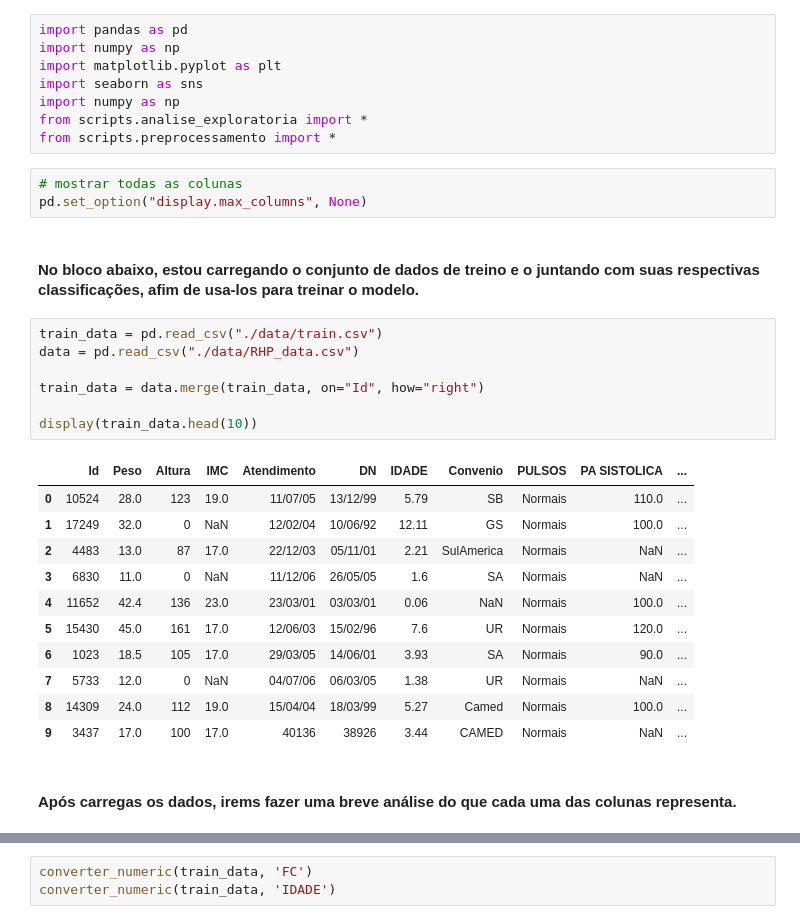
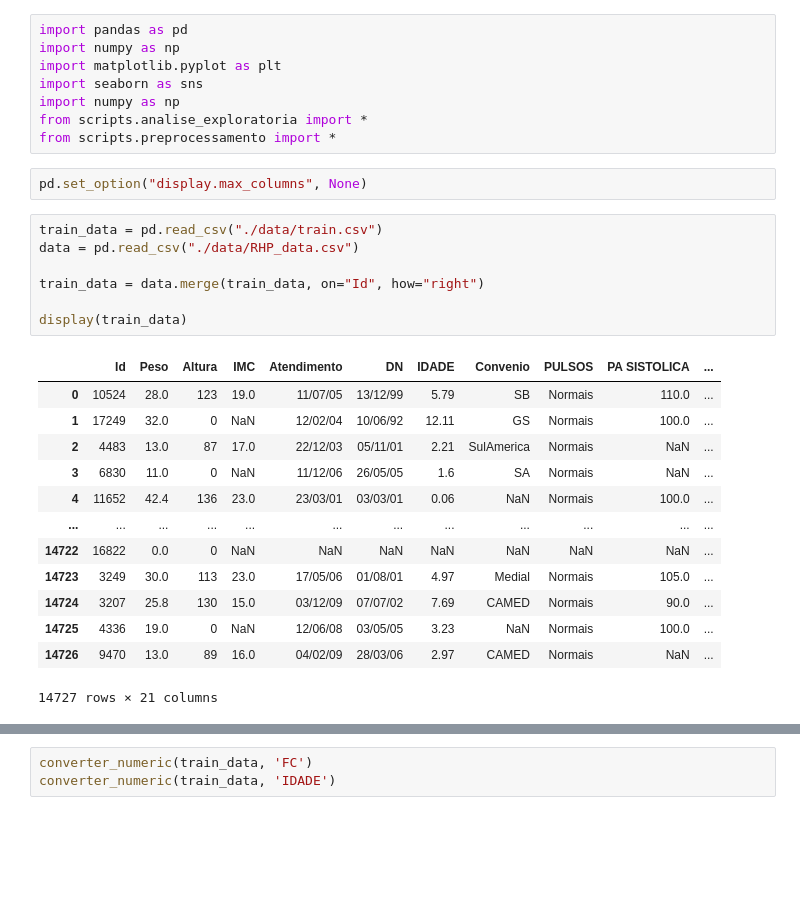
Before and after one commit to guisantoxxx/trabalho-AM, a Jupyter notebook: main.ipynb, the cells around one changed output, grey strips where cells are left out. Drawn from its saved outputs; the diff is of its cells as text; blank space fills up the shorter version.

```diff
--- a/main.ipynb
+++ b/main.ipynb
@@ -28,28 +28,25 @@ import numpy as np
 from scripts.analise_exploratoria import *
 from scripts.preprocessamento import *
 # %%
-# mostrar todas as colunas
 pd.set_option("display.max_columns", None)
-# %% [markdown]
-#### No bloco abaixo, estou carregando o conjunto de dados de treino e o juntando com suas respectivas classificações, afim de usa-los para treinar o modelo.
 # %%
 train_data = pd.read_csv("./data/train.csv")
 data = pd.read_csv("./data/RHP_data.csv")
 
 train_data = data.merge(train_data, on="Id", how="right")
 
-display(train_data.head(10))
+display(train_data)
 # %% [output]
 |  | Id | Peso | Altura | IMC | Atendimento | DN | IDADE | Convenio | PULSOS | PA SISTOLICA | ... |
 | 0 | 10524 | 28.0 | 123 | 19.0 | 11/07/05 | 13/12/99 | 5.79 | SB | Normais | 110.0 | ... |
 | 1 | 17249 | 32.0 | 0 | NaN | 12/02/04 | 10/06/92 | 12.11 | GS | Normais | 100.0 | ... |
 | 2 | 4483 | 13.0 | 87 | 17.0 | 22/12/03 | 05/11/01 | 2.21 | SulAmerica | Normais | NaN | ... |
 | 3 | 6830 | 11.0 | 0 | NaN | 11/12/06 | 26/05/05 | 1.6 | SA | Normais | NaN | ... |
 | 4 | 11652 | 42.4 | 136 | 23.0 | 23/03/01 | 03/03/01 | 0.06 | NaN | Normais | 100.0 | ... |
-| 5 | 15430 | 45.0 | 161 | 17.0 | 12/06/03 | 15/02/96 | 7.6 | UR | Normais | 120.0 | ... |
-| 6 | 1023 | 18.5 | 105 | 17.0 | 29/03/05 | 14/06/01 | 3.93 | SA | Normais | 90.0 | ... |
-| 7 | 5733 | 12.0 | 0 | NaN | 04/07/06 | 06/03/05 | 1.38 | UR | Normais | NaN | ... |
-| 8 | 14309 | 24.0 | 112 | 19.0 | 15/04/04 | 18/03/99 | 5.27 | Camed | Normais | 100.0 | ... |
-| 9 | 3437 | 17.0 | 100 | 17.0 | 40136 | 38926 | 3.44 | CAMED | Normais | NaN | ... |
+| ... | ... | ... | ... | ... | ... | ... | ... | ... | ... | ... | ... |
+| 14722 | 16822 | 0.0 | 0 | NaN | NaN | NaN | NaN | NaN | NaN | NaN | ... |
+| 14723 | 3249 | 30.0 | 113 | 23.0 | 17/05/06 | 01/08/01 | 4.97 | Medial | Normais | 105.0 | ... |
+| 14724 | 3207 | 25.8 | 130 | 15.0 | 03/12/09 | 07/07/02 | 7.69 | CAMED | Normais | 90.0 | ... |
+| 14725 | 4336 | 19.0 | 0 | NaN | 12/06/08 | 03/05/05 | 3.23 | NaN | Normais | 100.0 | ... |
+| 14726 | 9470 | 13.0 | 89 | 16.0 | 04/02/09 | 28/03/06 | 2.97 | CAMED | Normais | NaN | ... |
+14727 rows × 21 columns
-# %% [markdown]
-#### Após carregas os dados, irems fazer uma breve análise do que cada uma das colunas representa.
```
Also changed, not shown: parts of 145 cells of this notebook, 19 other files.
